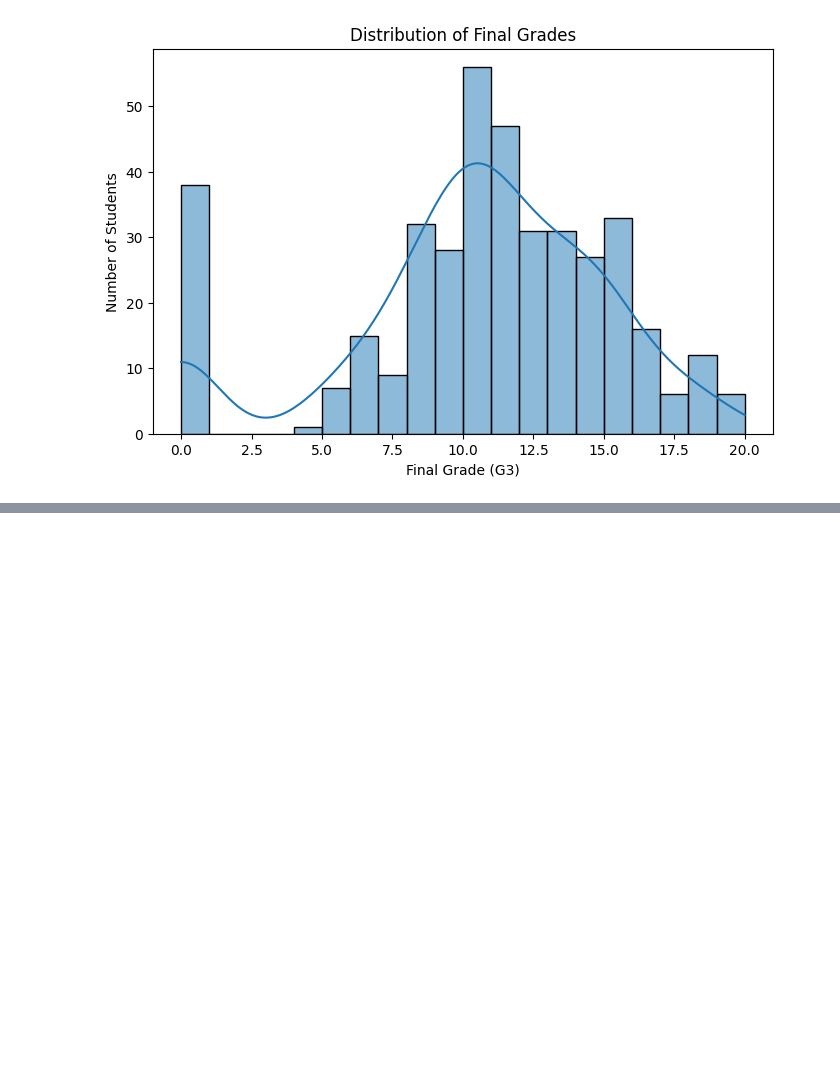
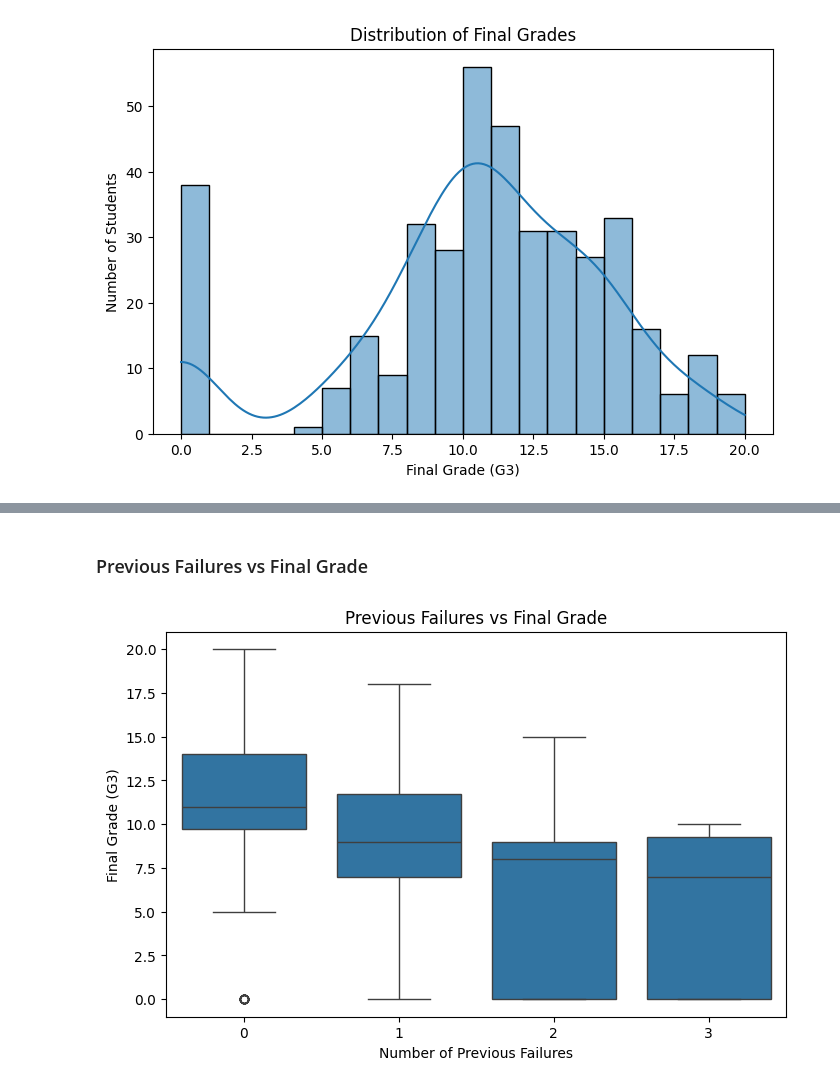
Before and after one commit to AdityaRunwal/EDA, a Jupyter notebook: Student Performance Analysis/Student performance analysis.ipynb, the cells around one changed output, grey strips where cells are left out. Cells and saved outputs as stored; diff of their text form; code cells hidden in the pictures; blank space fills up the shorter version.

```diff
--- a/Student Performance Analysis/Student performance analysis.ipynb
+++ b/Student Performance Analysis/Student performance analysis.ipynb
@@ -196,0 +261,16 @@ plt.show()
+# %% [markdown]
+### Previous Failures vs Final Grade
+# %%
+# Comparing final grades based on previous failures
+
+plt.figure(figsize=(8, 5))
+
+sns.boxplot(data=df, x='failures', y='G3')
+
+plt.title('Previous Failures vs Final Grade')
+plt.xlabel('Number of Previous Failures')
+plt.ylabel('Final Grade (G3)')
+
+plt.show()
+# %% [output]
+[figure, added]
```
Also changed, not shown: parts of 37 cells of this notebook, 1 other file.
